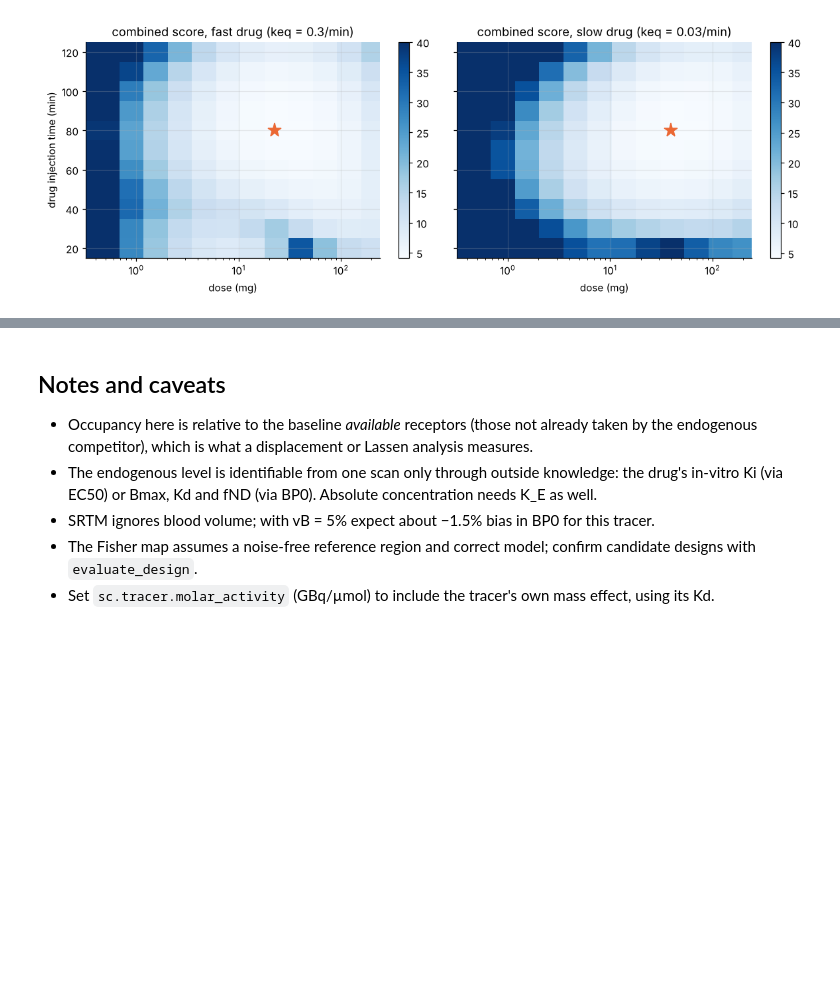
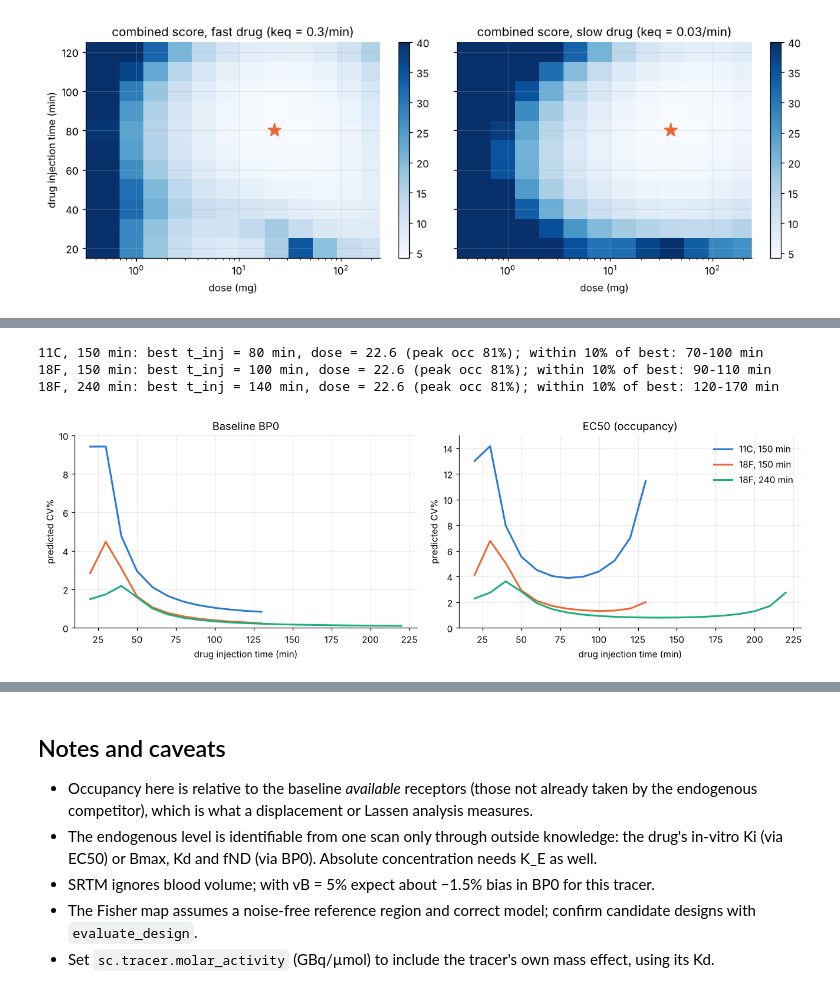
Before and after one commit to Hogzilla-cpu/PET-Displacement-Code, a Jupyter notebook: notebooks/displacement_design_example.ipynb, the cells around one changed output, grey strips where cells are left out. Saved outputs shown, nothing was run; the diff lists cells and outputs as text; code cells hidden in the pictures; blank space fills up the shorter version.

Commit message:
Add 11C vs 18F injection-timing comparison to notebook and README
Co-Authored-By: Claude Opus 5.5 <noreply@anthropic.com>
Claude-Session: https://claude.ai/code/session_01AUHH1iAqMLbG4ozkVe1Uw5

```diff
--- a/notebooks/displacement_design_example.ipynb
+++ b/notebooks/displacement_design_example.ipynb
@@ -256,0 +263,26 @@ slow drug best: {'t_inj': 80.0, 'dose': 39.02808756829234, 'occ_peak': 0.7985150
+# %%
+cases = {"11C, 150 min": (20.364, 150), "18F, 150 min": (109.77, 150), "18F, 240 min": (109.77, 240)}
+hl_maps = {}
+for label, (hl, scan) in cases.items():
+    s = replace(sc, tracer=replace(sc.tracer, half_life=hl), frames=pd.default_frames(scan))
+    tg = np.arange(20, scan - 19, 10)
+    mm = pd.fisher_design_map(s, tg, d_grid)
+    j = int(np.argmin(np.abs(d_grid - mm["best"]["dose"])))
+    score = mm["score"][:, j]
+    near = tg[score <= 1.1 * score.min()]
+    hl_maps[label] = (s, tg, mm, j)
+    print(f"{label}: best t_inj = {mm['best']['t_inj']:.0f} min, dose = {mm['best']['dose']:.1f} "
+          f"(peak occ {mm['best']['occ_peak']:.0%}); within 10% of best: {near.min()}-{near.max()} min")
+
+fig, axs = plt.subplots(1, 2, figsize=(12, 4))
+for (label, (s, tg, mm, j)), c in zip(hl_maps.items(), [BLUE, ORANGE, AQUA]):
+    axs[0].plot(tg, mm["cv_bp0"][:, j], color=c, label=label)
+    axs[1].plot(tg, mm["cv_ec50"][:, j], color=c, label=label)
+axs[0].set(xlabel="drug injection time (min)", ylabel="predicted CV%", title="Baseline BP0", ylim=(0, 10))
+axs[1].set(xlabel="drug injection time (min)", ylabel="predicted CV%", title="EC50 (occupancy)", ylim=(0, 15))
+axs[1].legend(frameon=False); plt.tight_layout()
+# %% [output]
+11C, 150 min: best t_inj = 80 min, dose = 22.6 (peak occ 81%); within 10% of best: 70-100 min
+18F, 150 min: best t_inj = 100 min, dose = 22.6 (peak occ 81%); within 10% of best: 90-110 min
+18F, 240 min: best t_inj = 140 min, dose = 22.6 (peak occ 81%); within 10% of best: 120-170 min
+[figure, added]
```
Also changed, not shown: parts of 4 cells of this notebook, 1 other file.
